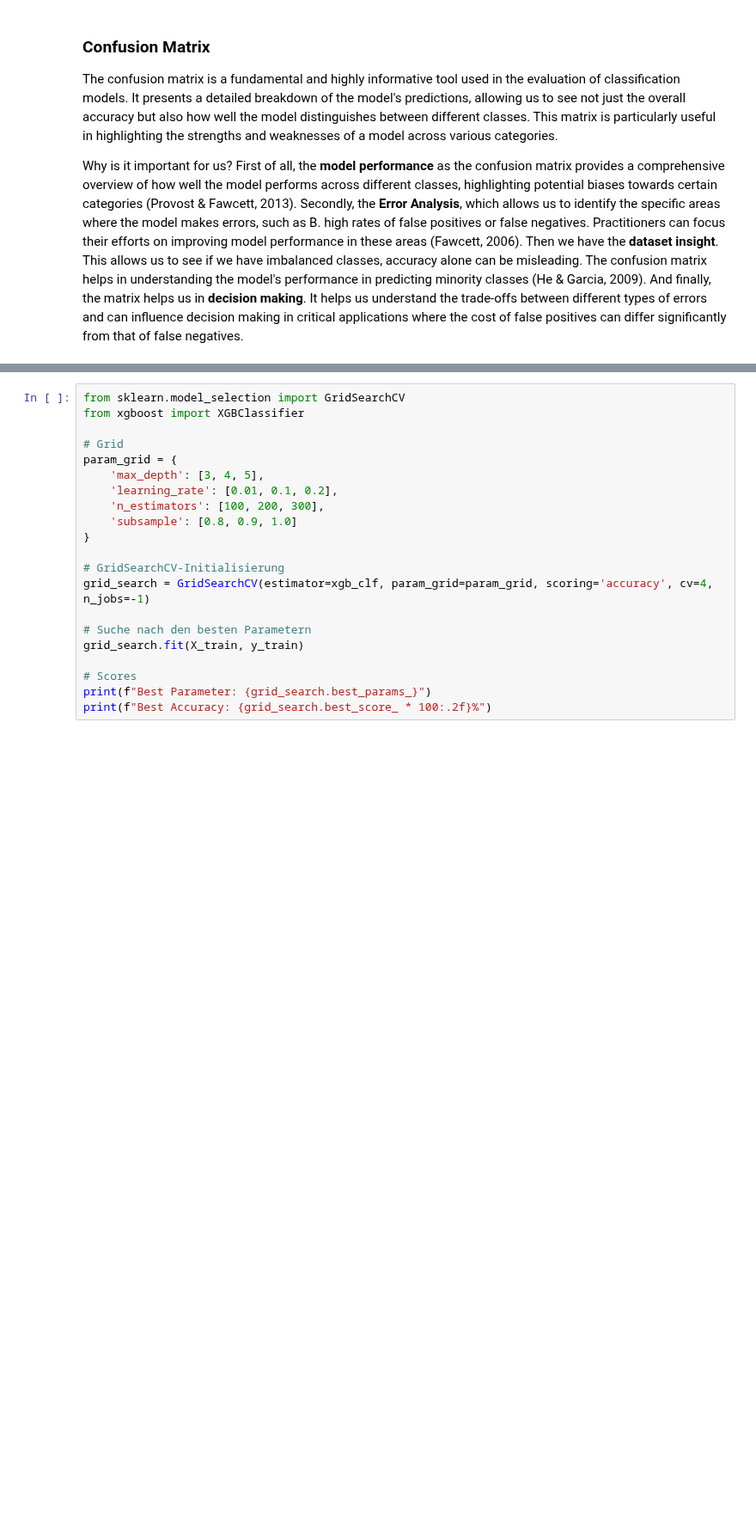
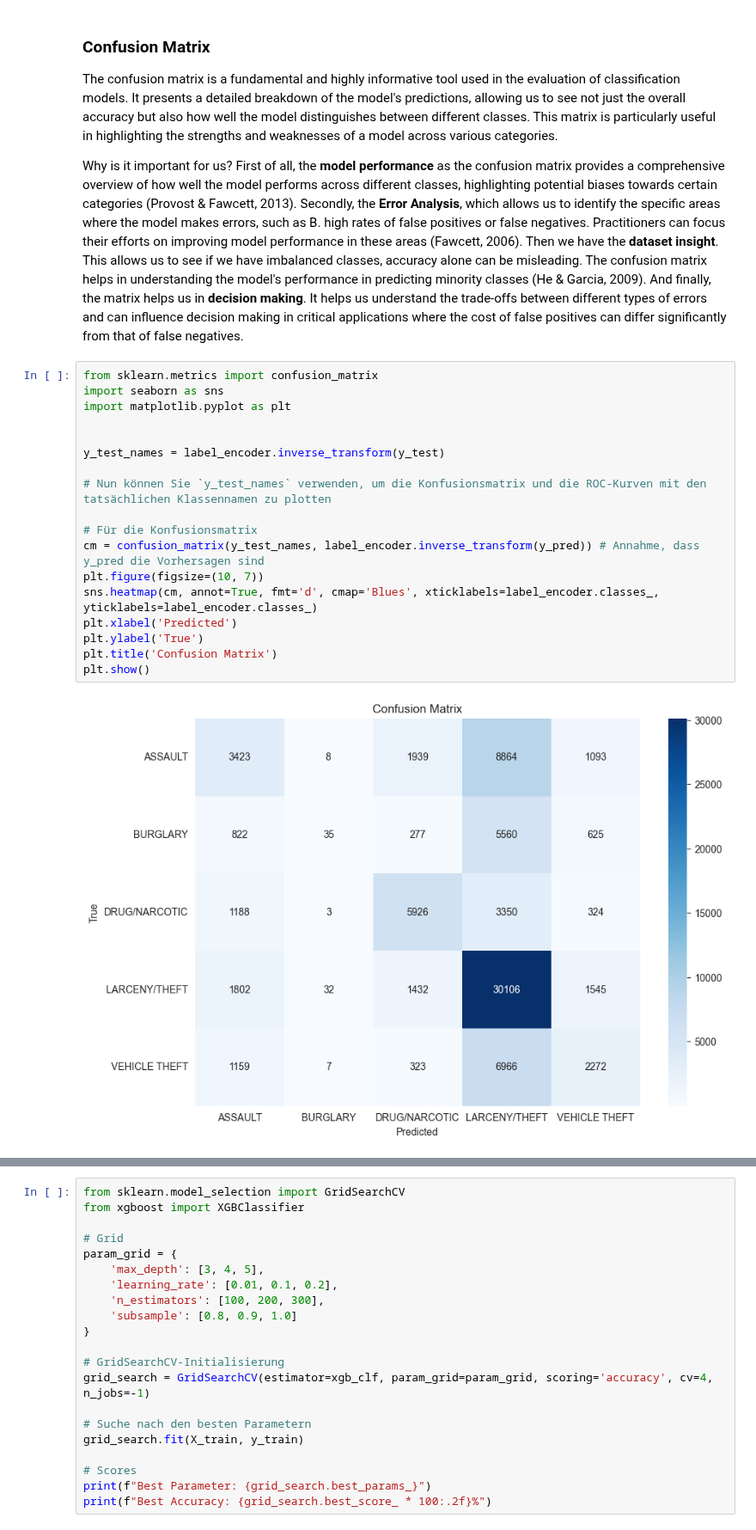
Before and after one commit to HassanAlhawari1998/SF-CrimePredict, a Jupyter notebook: Gradient Boosting XGBoost.ipynb, the cells around one changed output, grey strips where cells are left out. Shown at 86% size. Cells and saved outputs as stored; diff of their text form; blank space fills up the shorter version.

```diff
--- a/Gradient Boosting XGBoost.ipynb
+++ b/Gradient Boosting XGBoost.ipynb
@@ -181,3 +260,23 @@ First of all, the **model performance** as the confusion matrix provides a compr
 Secondly, the **Error Analysis**, which allows us to identify the specific areas where the model makes errors, such as B. high rates of false positives or false negatives. Practitioners can focus their efforts on improving model performance in these areas (Fawcett, 2006).
 Then we have the **dataset insight**. This allows us to see if we have imbalanced classes, accuracy alone can be misleading. The confusion matrix helps in understanding the model's performance in predicting minority classes (He & Garcia, 2009).
 And finally, the matrix helps us in **decision making**. It helps us understand the trade-offs between different types of errors and can influence decision making in critical applications where the cost of false positives can differ significantly from that of false negatives.
+# %%
+from sklearn.metrics import confusion_matrix
+import seaborn as sns
+import matplotlib.pyplot as plt
+
+
+y_test_names = label_encoder.inverse_transform(y_test)
+
+# Nun können Sie `y_test_names` verwenden, um die Konfusionsmatrix und die ROC-Kurven mit den tatsächlichen Klassennamen zu plotten
+
+# Für die Konfusionsmatrix
+cm = confusion_matrix(y_test_names, label_encoder.inverse_transform(y_pred)) # Annahme, dass y_pred die Vorhersagen sind
+plt.figure(figsize=(10, 7))
+sns.heatmap(cm, annot=True, fmt='d', cmap='Blues', xticklabels=label_encoder.classes_, yticklabels=label_encoder.classes_)
+plt.xlabel('Predicted')
+plt.ylabel('True')
+plt.title('Confusion Matrix')
+plt.show()
+# %% [output]
+[figure, added]
```
Also changed, not shown: parts of 20 cells of this notebook, 2 other files.
